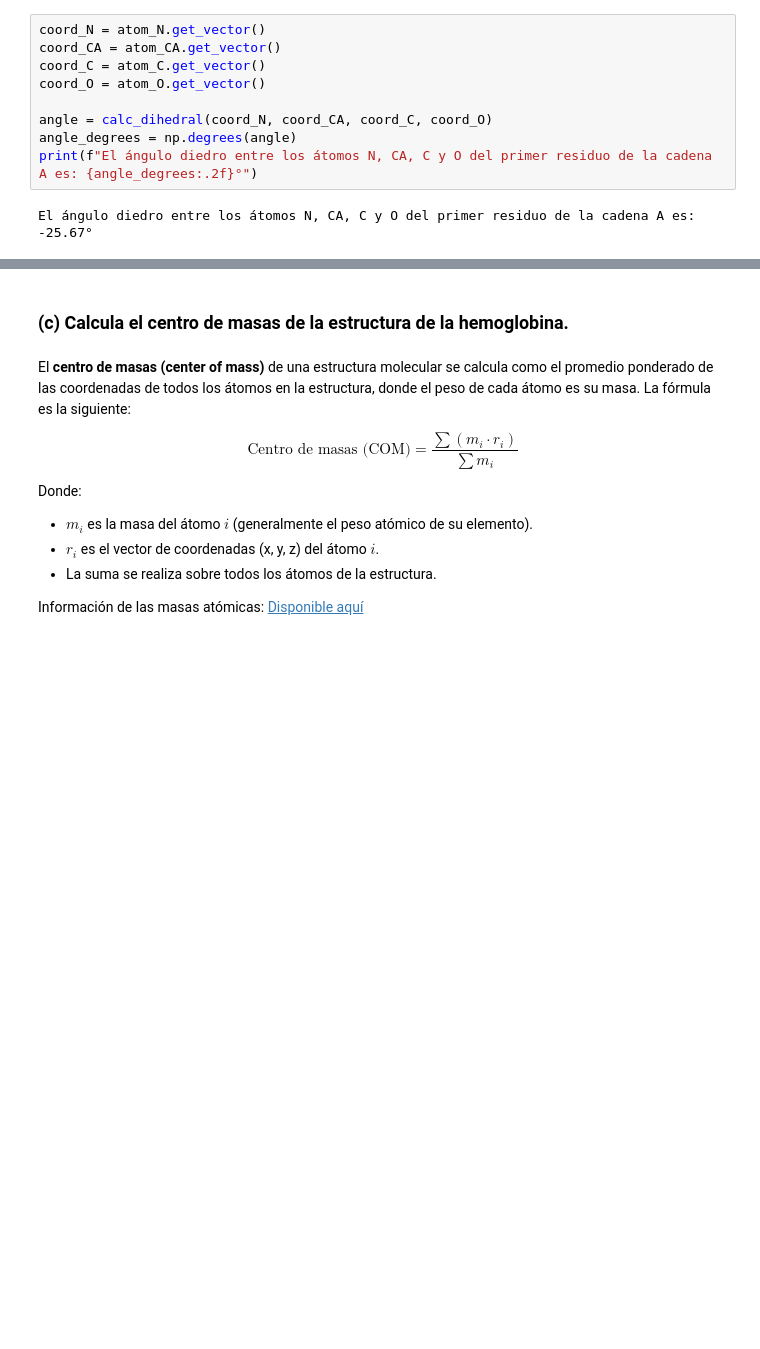
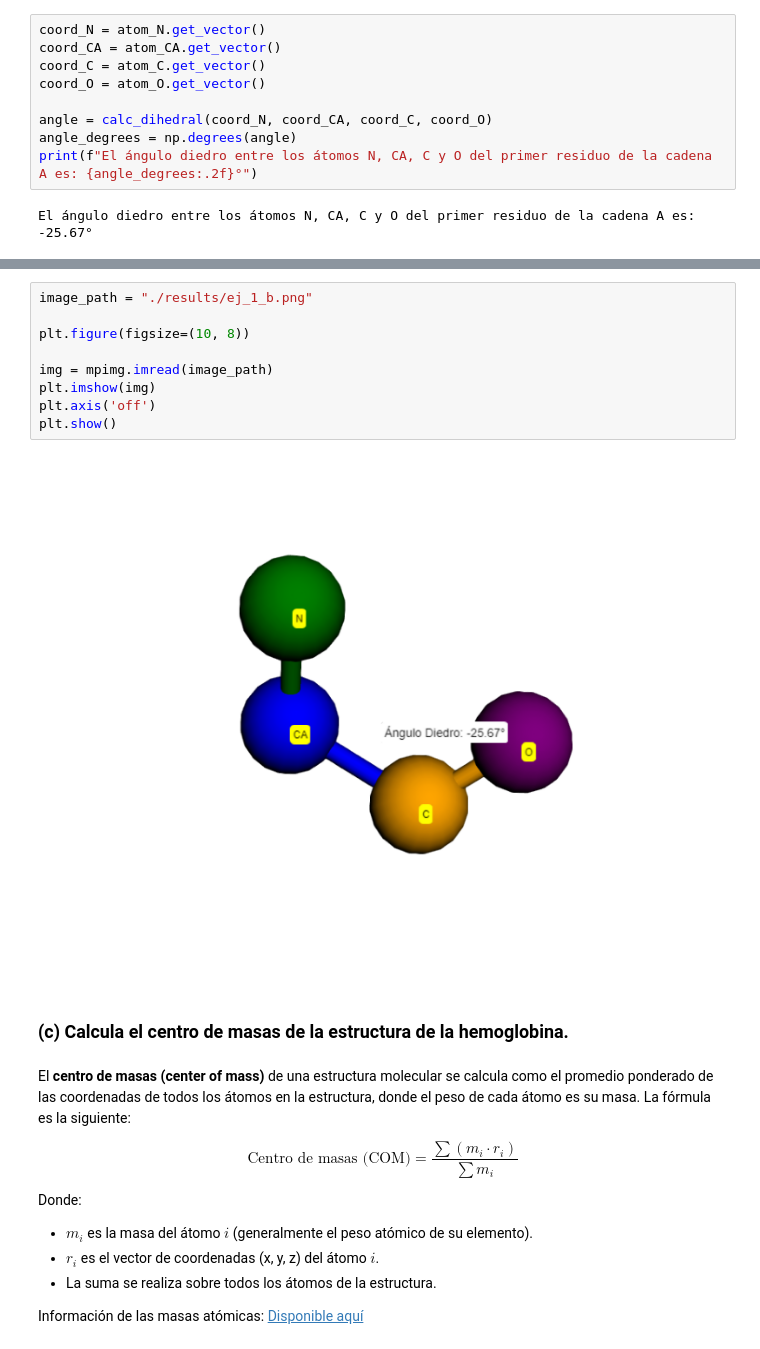
Before and after one commit to deepamino/pr5, a Jupyter notebook: Ejercicio_1.ipynb, the cells around one changed output, grey strips where cells are left out. Drawn from its saved outputs; the diff is of its cells as text; blank space fills up the shorter version.

```diff
--- a/Ejercicio_1.ipynb
+++ b/Ejercicio_1.ipynb
@@ -262,6 +268,17 @@ view.zoomTo()
 view.show()
 # %% [output]
 [interactive output not drawn]
+# %%
+image_path = "./results/ej_1_b.png"
+
+plt.figure(figsize=(10, 8))
+
+img = mpimg.imread(image_path)
+plt.imshow(img)
+plt.axis('off')
+plt.show()
+# %% [output]
+[figure, added]
 # %% [markdown]
 ### (c) Calcula el centro de masas de la estructura de la hemoglobina.
 # %% [markdown]
```
Also changed, not shown: parts of 6 cells of this notebook, 13 other files.
